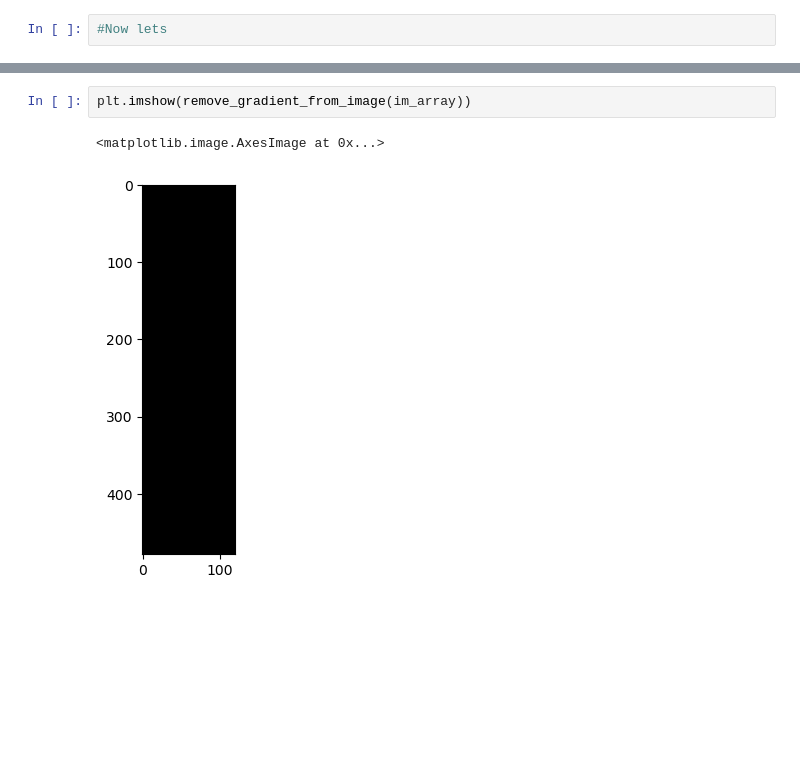
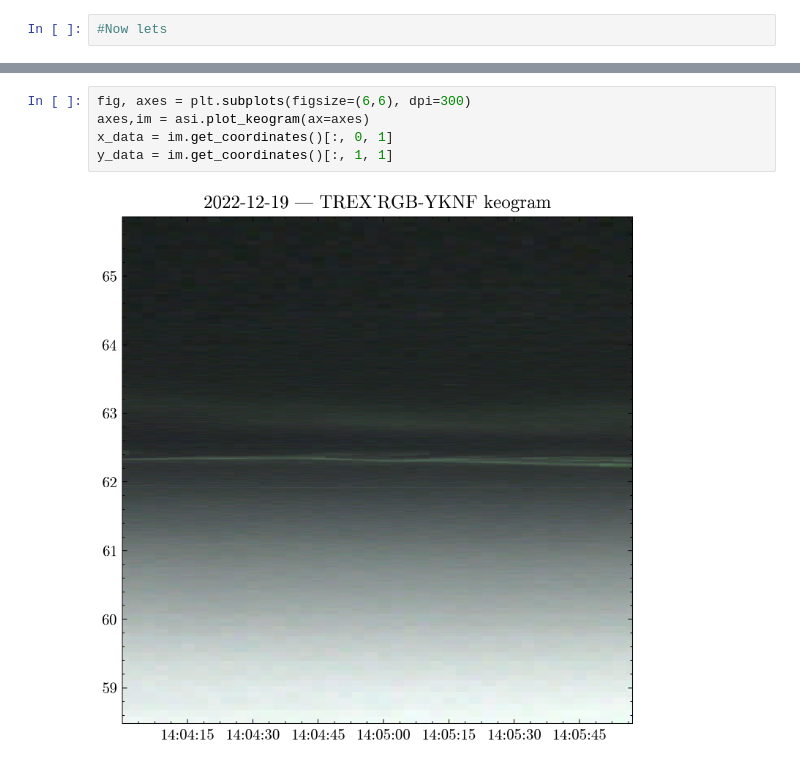
Before and after one commit to CassandraAuri/Physics_Work, a Jupyter notebook: Aurora_Work/Figures_paper/fig2.ipynb, the cells around one changed output, grey strips where cells are left out. Cells and saved outputs as stored; diff of their text form; blank space fills up the shorter version.

```diff
--- a/Aurora_Work/Figures_paper/fig2.ipynb
+++ b/Aurora_Work/Figures_paper/fig2.ipynb
@@ -291,5 +354,7 @@ plt.imshow(im_array)
-# %%
-plt.imshow(remove_gradient_from_image(im_array))
-# %% [output]
-<matplotlib.image.AxesImage at 0x...>
-[figure, removed]
+# %%
+fig, axes = plt.subplots(figsize=(6,6), dpi=300)
+axes,im = asi.plot_keogram(ax=axes)
+x_data = im.get_coordinates()[:, 0, 1]
+y_data = im.get_coordinates()[:, 1, 1]
+# %% [output]
+[figure, added]
```
Also changed, not shown: parts of 20 cells of this notebook, 3 other files.
